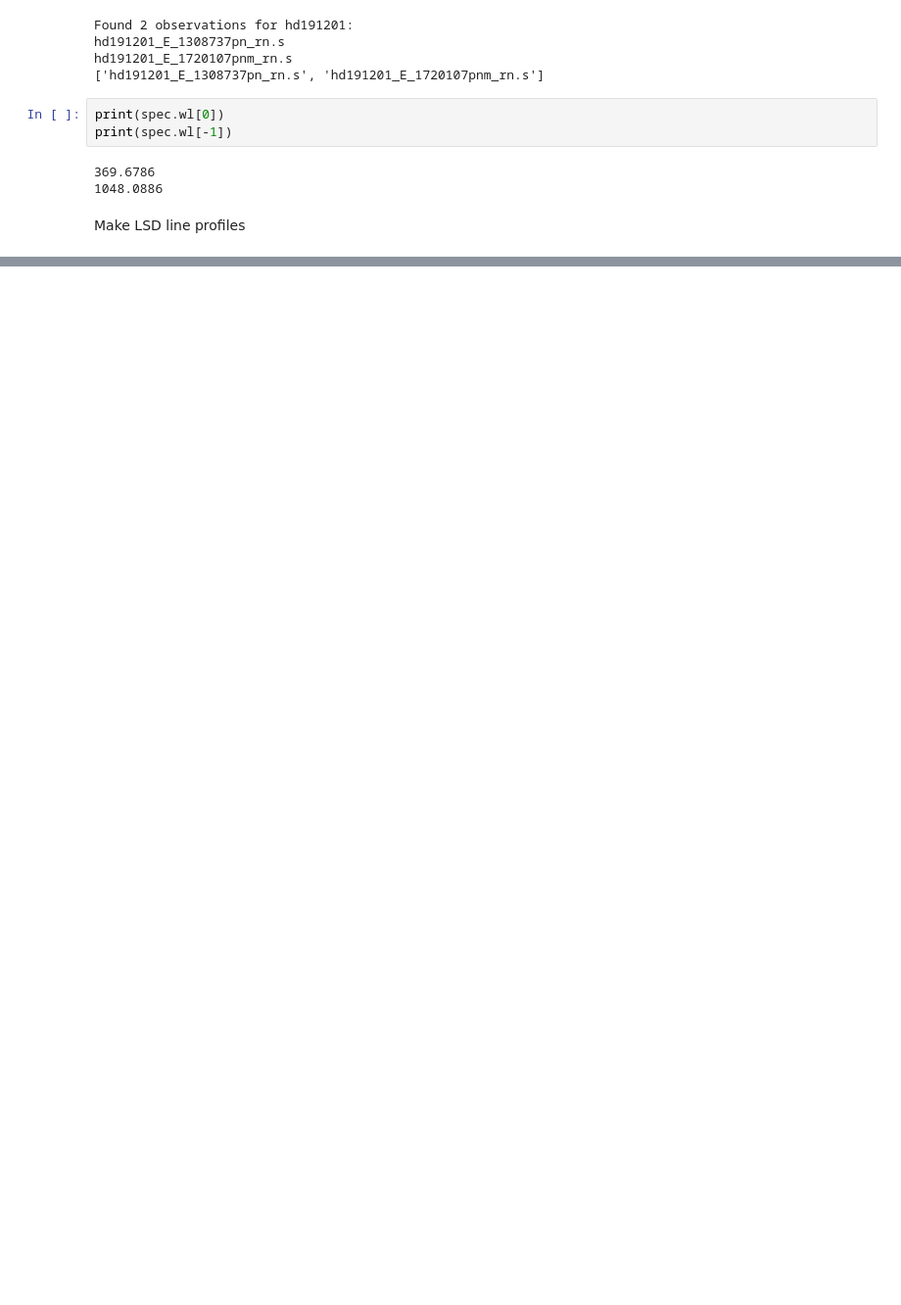
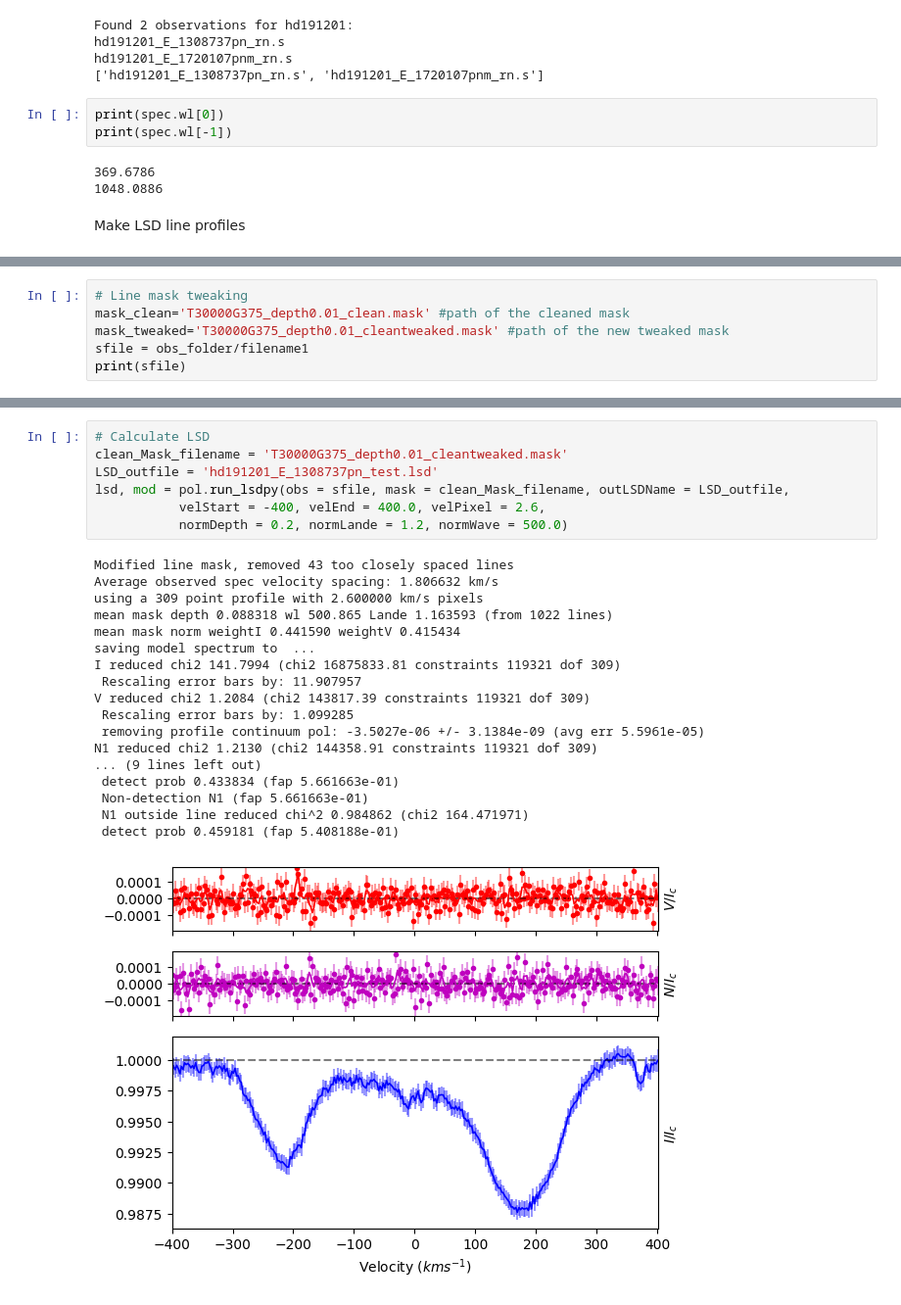
Before and after one commit to AaaaaaalexLi/AlexLiResearch, a Jupyter notebook: Binamics/LSD.ipynb, the cells around one changed output, grey strips where cells are left out. Shown at 98% size. Drawn from its saved outputs; the diff is of its cells as text; blank space fills up the shorter version.

```diff
--- a/Binamics/LSD.ipynb
+++ b/Binamics/LSD.ipynb
@@ -168,0 +110,6 @@ number of lines are 148
+# %%
+# Line mask tweaking
+mask_clean='T30000G375_depth0.01_clean.mask' #path of the cleaned mask
+mask_tweaked='T30000G375_depth0.01_cleantweaked.mask' #path of the new tweaked mask
+sfile = obs_folder/filename1
+print(sfile)
@@ -168,0 +140,26 @@ number of lines are 148
+# %%
+# Calculate LSD
+clean_Mask_filename = 'T30000G375_depth0.01_cleantweaked.mask'
+LSD_outfile = 'hd191201_E_1308737pn_test.lsd'
+lsd, mod = pol.run_lsdpy(obs = sfile, mask = clean_Mask_filename, outLSDName = LSD_outfile,
+           velStart = -400, velEnd = 400.0, velPixel = 2.6,
+           normDepth = 0.2, normLande = 1.2, normWave = 500.0)
+# %% [output]
+Modified line mask, removed 43 too closely spaced lines
+Average observed spec velocity spacing: 1.806632 km/s
+using a 309 point profile with 2.600000 km/s pixels
+mean mask depth 0.088318 wl 500.865 Lande 1.163593 (from 1022 lines)
+mean mask norm weightI 0.441590 weightV 0.415434
+saving model spectrum to  ...
+I reduced chi2 141.7994 (chi2 16875833.81 constraints 119321 dof 309)
+ Rescaling error bars by: 11.907957
+V reduced chi2 1.2084 (chi2 143817.39 constraints 119321 dof 309)
+ Rescaling error bars by: 1.099285
+ removing profile continuum pol: -3.5027e-06 +/- 3.1384e-09 (avg err 5.5961e-05)
+N1 reduced chi2 1.2130 (chi2 144358.91 constraints 119321 dof 309)
+... (9 lines left out)
+ detect prob 0.433834 (fap 5.661663e-01)
+ Non-detection N1 (fap 5.661663e-01)
+ N1 outside line reduced chi^2 0.984862 (chi2 164.471971)
+ detect prob 0.459181 (fap 5.408188e-01)
+[figure, added]
```
Also changed, not shown: parts of 9 cells of this notebook, 15 other files.
